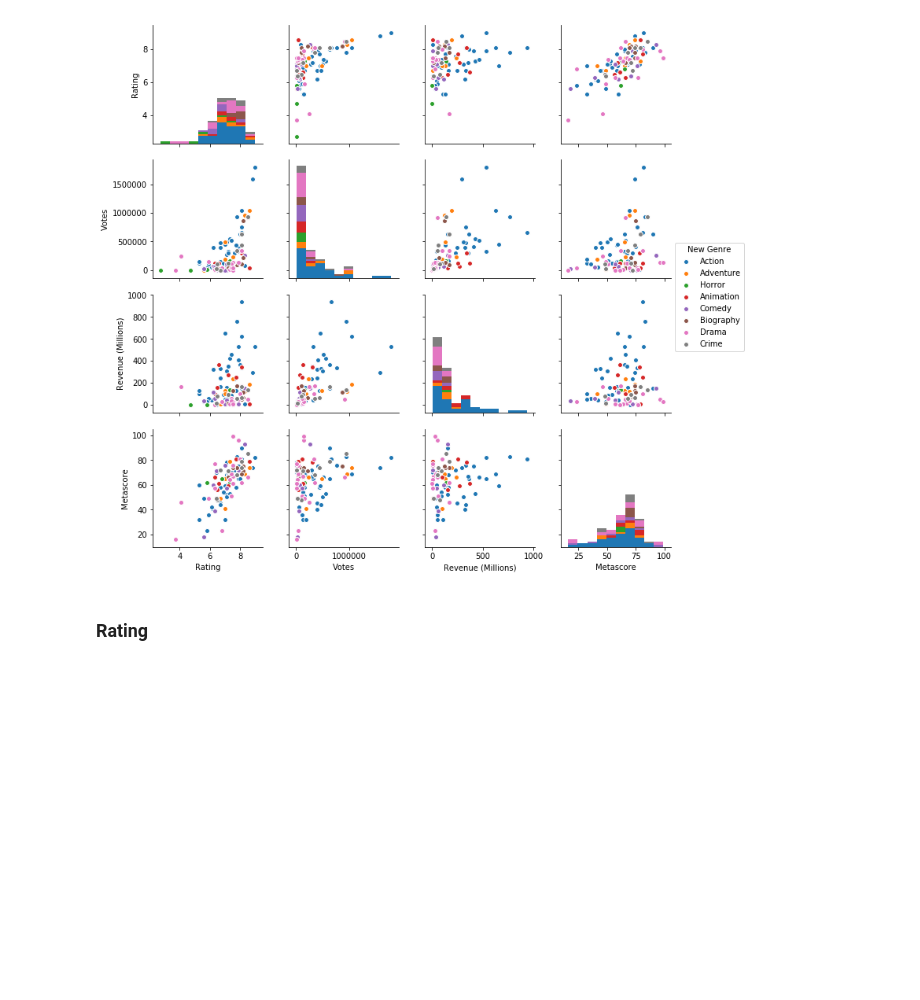
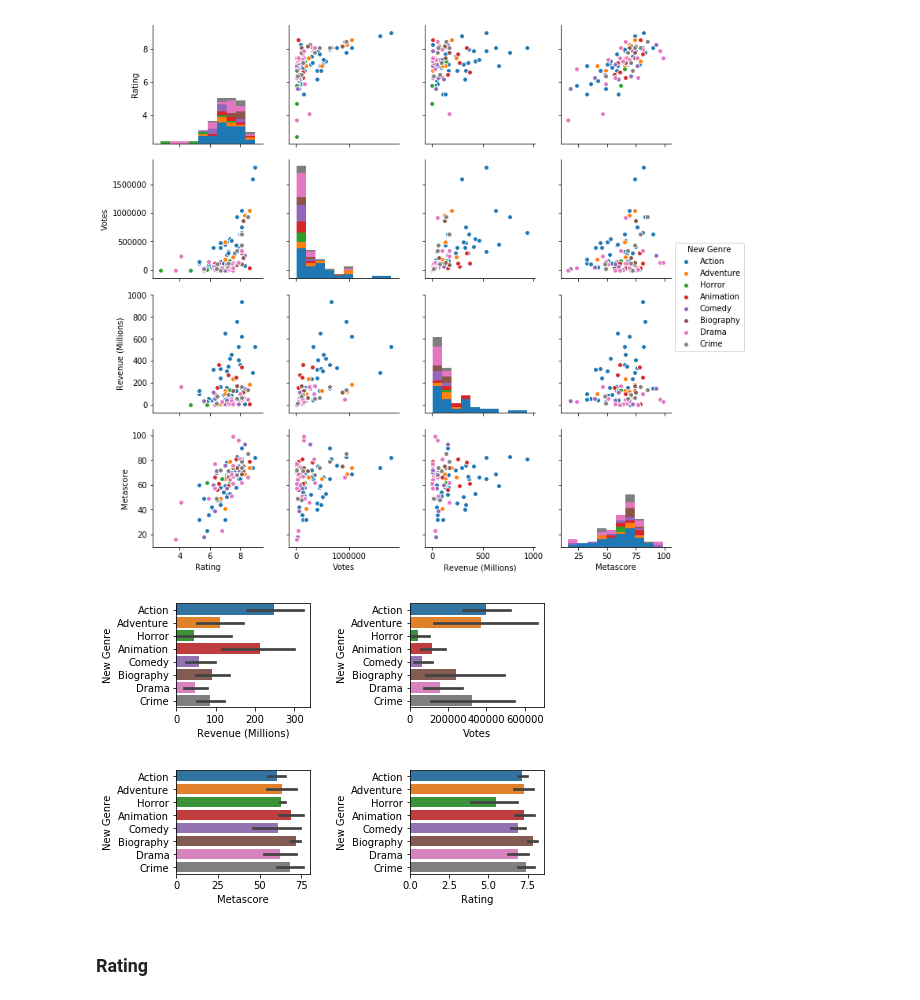
Before and after one commit to donalcarr/DC_Real-World-Simulation, a Jupyter notebook: Project 2018 - Simulation Movies.ipynb, the cells around one changed output. Cells and saved outputs as stored; diff of their text form; code cells hidden in the pictures; blank space fills up the shorter version.

Commit message:
correlation and subplots

```diff
--- a/Project 2018 - Simulation Movies.ipynb
+++ b/Project 2018 - Simulation Movies.ipynb
@@ -97,6 +94,19 @@ moviedf.Votes.max()
 g = sns.pairplot(moviedf, hue="New Genre")
 # %% [output]
 [figure]
+# %%
+mpl.subplot(2, 2,1)
+sns.barplot(x="Revenue (Millions)", y="New Genre", data=moviedf)
+mpl.subplot(2, 2,2)
+sns.barplot(x="Votes", y="New Genre", data=moviedf)
+mpl.subplot(2, 2,3)
+sns.barplot(x="Metascore", y="New Genre", data=moviedf)
+mpl.subplot(2, 2,4)
+sns.barplot(x="Rating", y="New Genre", data=moviedf)
+mpl.subplots_adjust(top=0.95, bottom=0.01, left=0.1, right=0.95, hspace=0.6,
+                    wspace=0.75)
+# %% [output]
+[figure, added]
 # %% [markdown]
 ### Rating
 # %%
```
Also changed, not shown: parts of 10 cells of this notebook.
